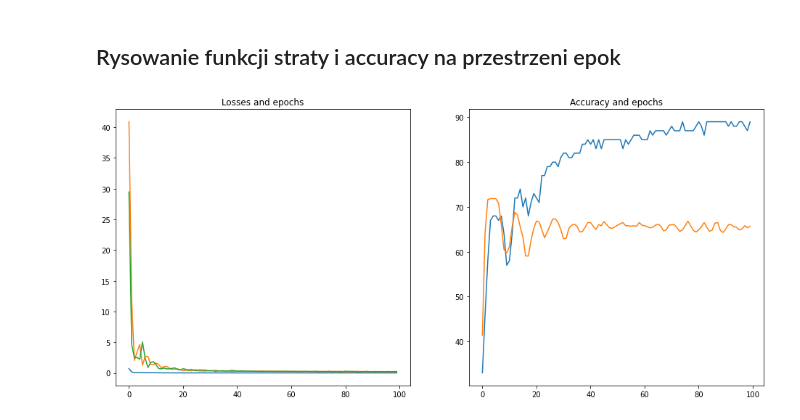
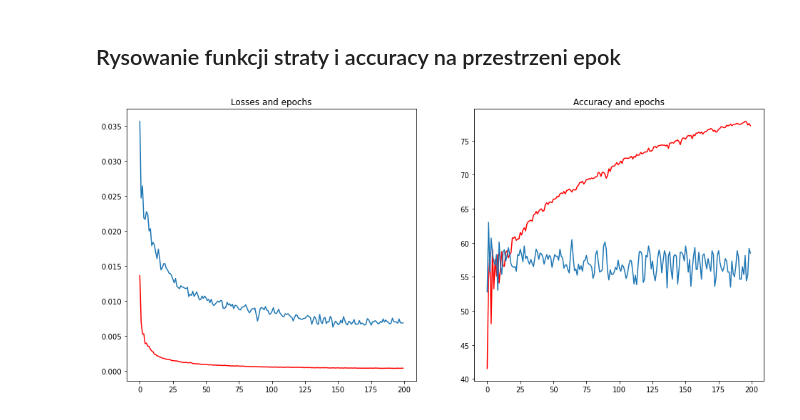
Before and after one commit to python-wizard-old/pytorch_offensive-language-classification, a Jupyter notebook: offensive_language.ipynb, the cells around one changed output. Cells and saved outputs as stored; diff of their text form; code cells hidden in the pictures.

```diff
--- a/offensive_language.ipynb
+++ b/offensive_language.ipynb
@@ -372,6 +422,8 @@ Ustawianie funkcji straty i optymalizatora
 # %%
 torch.manual_seed(32)
-model = Model(max_width)
+model = Model(max_width, h1, h2, h3)
+# %%
+model = model.to(device)
 # %%
 criterion = nn.BCELoss()
-optimizer = torch.optim.Adam(model.parameters(), lr=0.001)
+optimizer = torch.optim.Adam(model.parameters(), lr=learning_rate)
@@ -378,7 +439,6 @@ optimizer = torch.optim.Adam(model.parameters(), lr=0.001)
 # %% [markdown]
 ### Ustawianie nauki sieci i samo uczenie się
 # %%
-epochs = 100
 losses = []
 losses_test = []
 accuracy = []
@@ -481,26 +546,17 @@ torch.round(y_val)
 # %%
 ## Plot loss functions over epochs
 
 fig, (ax1, ax2) = plt.subplots(1, 2, figsize=(16,7))
-# ax1.plot(x, y)
-# ax2.plot(x, -y)
 
-# fig, axis = plt.subplots(1, 2, figsize=(10,7))
-#
-# axis[0, 0].plot(range(epochs), losses)
-# axis[0, 0].set_title("Losses and epochs")
-#
-# axis[0, 1].plot(range(epochs), accuracy)
-# axis[0, 1].set_title("Accuracy and epochs")
 
-ax1.plot(range(epochs), losses)
+ax1.plot(range(epochs), losses, c='r')
 ax1.plot(range(epochs), losses_test)
 ax1.set_title('Losses and epochs')
 
-ax2.plot(range(epochs), accuracy)
+ax2.plot(range(epochs), accuracy, c='r')
 ax2.plot(range(epochs), accuracy_test)
 ax2.set_title("Accuracy and epochs")
 
 plt.show()
 # %% [output]
-[figure, old version]
+[figure, new version]
```
Also changed, not shown: parts of 28 cells of this notebook.
